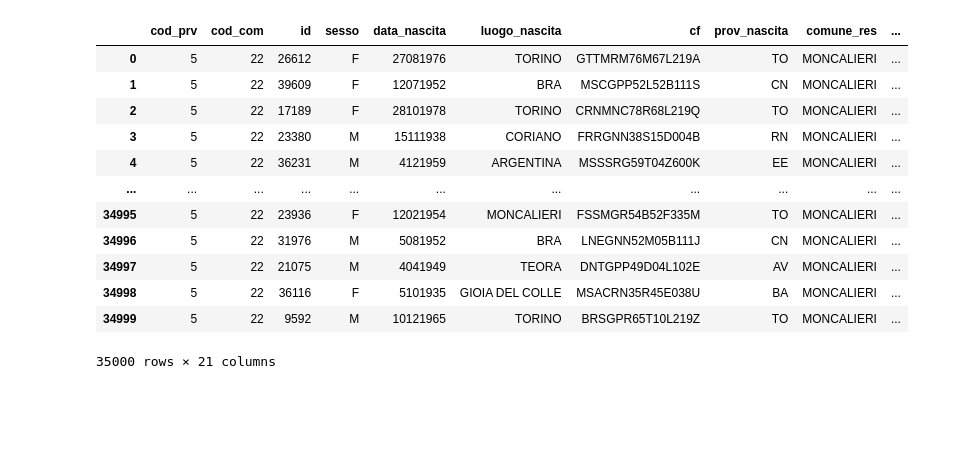
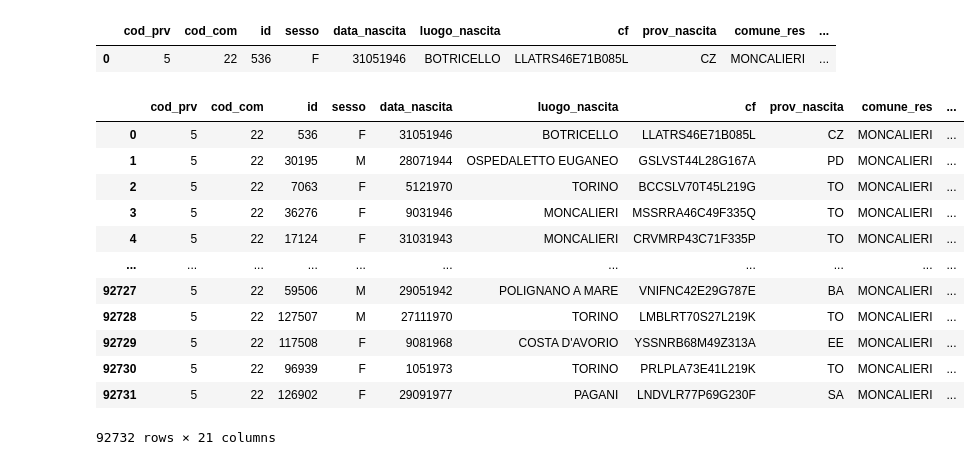
Before and after one commit to sergiorolnic/anonim, a Jupyter notebook: Untitled9.ipynb, the cells around one changed output. Saved outputs shown, nothing was run; the diff lists cells and outputs as text; code cells hidden in the pictures; blank space fills up the shorter version.

```diff
--- a/Untitled9.ipynb
+++ b/Untitled9.ipynb
@@ -69,28 +69,32 @@ dataframe = dataframe[0:35000]
 # %%
 dataframe["full_name"] = dataframe["cognome"] + " " +dataframe["nome"]
 dataframe.drop(columns=["cognome", "nome"], inplace=True)
+# %%
+dataframe.head(1)
+# %% [output]
+|  | cod_prv | cod_com | id | sesso | data_nascita | luogo_nascita | cf | prov_nascita | comune_res | ... |
+| 0 | 5 | 22 | 536 | F | 31051946 | BOTRICELLO | LLATRS46E71B085L | CZ | MONCALIERI | ... |
 # %%
 df = pd.read_json("https://github.com/sergiorolnic/anonim/blob/main/data/popolamento_ina_20211112_header.csv.json?raw=true")
 # %%
 dataframe2 = df.sample(frac=1).reset_index(drop=True)
 dataframe2["full_name"] = dataframe2["cognome"] + " " +dataframe2["nome"]
 dataframe2.drop(columns=["cognome", "nome"], inplace=True)
-# %%
-test_dataframe = dataframe2[56000:57000]
-dataframe2= dataframe2[0:56000]
-# %%
-dataframe
-# %% [output]
-|  | cod_prv | cod_com | id | sesso | data_nascita | luogo_nascita | cf | prov_nascita | comune_res | ... |
-| 0 | 5 | 22 | 26612 | F | 27081976 | TORINO | GTTMRM76M67L219A | TO | MONCALIERI | ... |
-| 1 | 5 | 22 | 39609 | F | 12071952 | BRA | MSCGPP52L52B111S | CN | MONCALIERI | ... |
-| 2 | 5 | 22 | 17189 | F | 28101978 | TORINO | CRNMNC78R68L219Q | TO | MONCALIERI | ... |
-| 3 | 5 | 22 | 23380 | M | 15111938 | CORIANO | FRRGNN38S15D004B | RN | MONCALIERI | ... |
-| 4 | 5 | 22 | 36231 | M | 4121959 | ARGENTINA | MSSSRG59T04Z600K | EE | MONCALIERI | ... |
-| ... | ... | ... | ... | ... | ... | ... | ... | ... | ... | ... |
-| 34995 | 5 | 22 | 23936 | F | 12021954 | MONCALIERI | FSSMGR54B52F335M | TO | MONCALIERI | ... |
-| 34996 | 5 | 22 | 31976 | M | 5081952 | BRA | LNEGNN52M05B111J | CN | MONCALIERI | ... |
-| 34997 | 5 | 22 | 21075 | M | 4041949 | TEORA | DNTGPP49D04L102E | AV | MONCALIERI | ... |
-| 34998 | 5 | 22 | 36116 | F | 5101935 | GIOIA DEL COLLE | MSACRN35R45E038U | BA | MONCALIERI | ... |
-| 34999 | 5 | 22 | 9592 | M | 10121965 | TORINO | BRSGPR65T10L219Z | TO | MONCALIERI | ... |
-35000 rows × 21 columns
+# %%
+dataframe2["cap"] = ""
+# %%
+dataframe.append(dataframe2,ignore_index = True)
+# %% [output]
+|  | cod_prv | cod_com | id | sesso | data_nascita | luogo_nascita | cf | prov_nascita | comune_res | ... |
+| 0 | 5 | 22 | 536 | F | 31051946 | BOTRICELLO | LLATRS46E71B085L | CZ | MONCALIERI | ... |
+| 1 | 5 | 22 | 30195 | M | 28071944 | OSPEDALETTO EUGANEO | GSLVST44L28G167A | PD | MONCALIERI | ... |
+| 2 | 5 | 22 | 7063 | F | 5121970 | TORINO | BCCSLV70T45L219G | TO | MONCALIERI | ... |
+| 3 | 5 | 22 | 36276 | F | 9031946 | MONCALIERI | MSSRRA46C49F335Q | TO | MONCALIERI | ... |
+| 4 | 5 | 22 | 17124 | F | 31031943 | MONCALIERI | CRVMRP43C71F335P | TO | MONCALIERI | ... |
+| ... | ... | ... | ... | ... | ... | ... | ... | ... | ... | ... |
+| 92727 | 5 | 22 | 59506 | M | 29051942 | POLIGNANO A MARE | VNIFNC42E29G787E | BA | MONCALIERI | ... |
+| 92728 | 5 | 22 | 127507 | M | 27111970 | TORINO | LMBLRT70S27L219K | TO | MONCALIERI | ... |
+| 92729 | 5 | 22 | 117508 | F | 9081968 | COSTA D'AVORIO | YSSNRB68M49Z313A | EE | MONCALIERI | ... |
+| 92730 | 5 | 22 | 96939 | F | 1051973 | TORINO | PRLPLA73E41L219K | TO | MONCALIERI | ... |
+| 92731 | 5 | 22 | 126902 | F | 29091977 | PAGANI | LNDVLR77P69G230F | SA | MONCALIERI | ... |
+92732 rows × 21 columns
```
Also changed, not shown: parts of 15 cells of this notebook.
